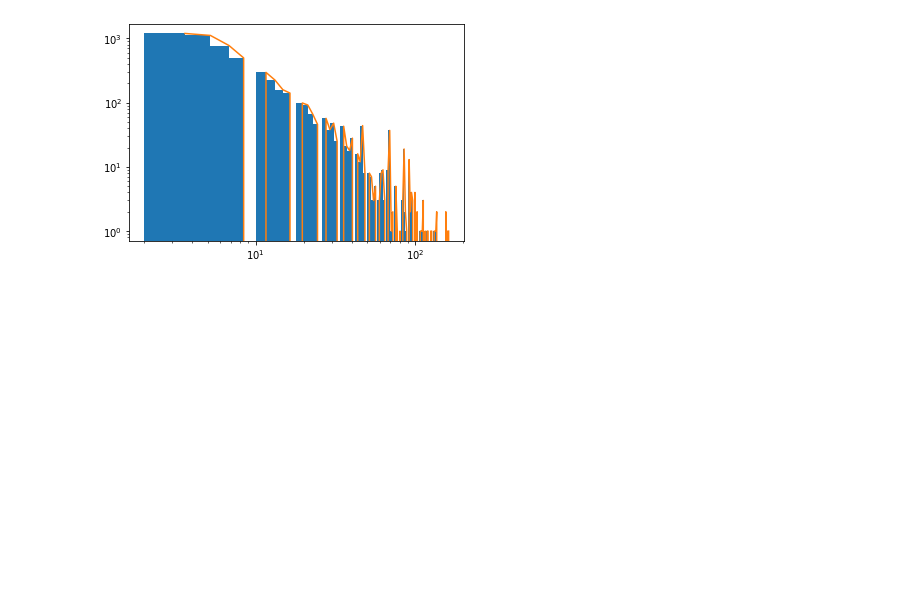
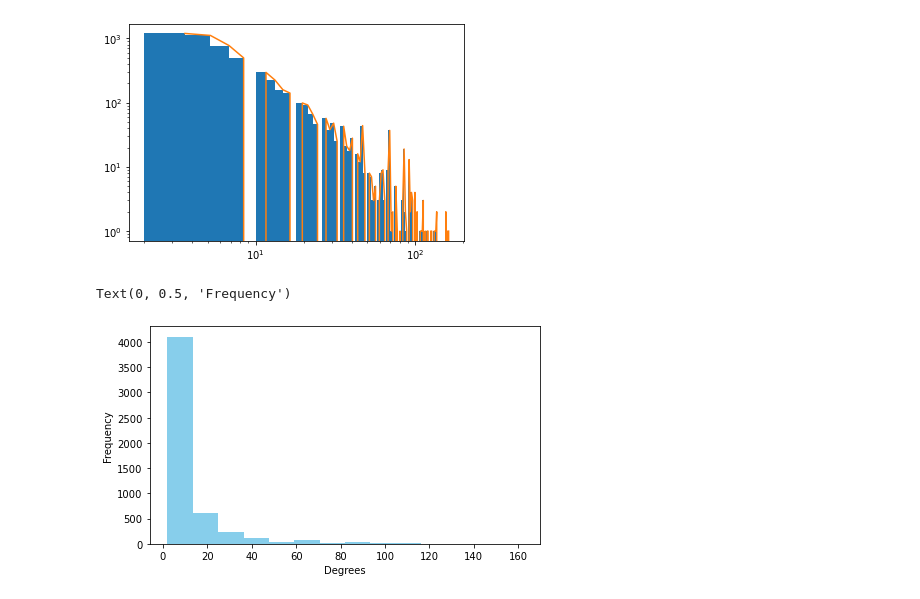
Before and after one commit to mharrisonbaker/DATA620, a Jupyter notebook: Untitled1.ipynb, the cells around one changed output. Saved outputs shown, nothing was run; the diff lists cells and outputs as text; code cells hidden in the pictures; blank space fills up the shorter version.

```diff
--- a/Untitled1.ipynb
+++ b/Untitled1.ipynb
@@ -56,3 +56,11 @@ plt.loglog(h[1][1:], h[0])
 # %% [output]
 [<matplotlib.lines.Line2D at 0x...>]
 [figure]
+# %%
+plt.figure(figsize=(7,4))
+plt.hist(dict(deg).values(), 14, color = "skyblue")
+plt.xlabel('Degrees')
+plt.ylabel('Frequency')
+# %% [output]
+Text(0, 0.5, 'Frequency')
+[figure, added]
```
Also changed, not shown: parts of 2 cells of this notebook.
